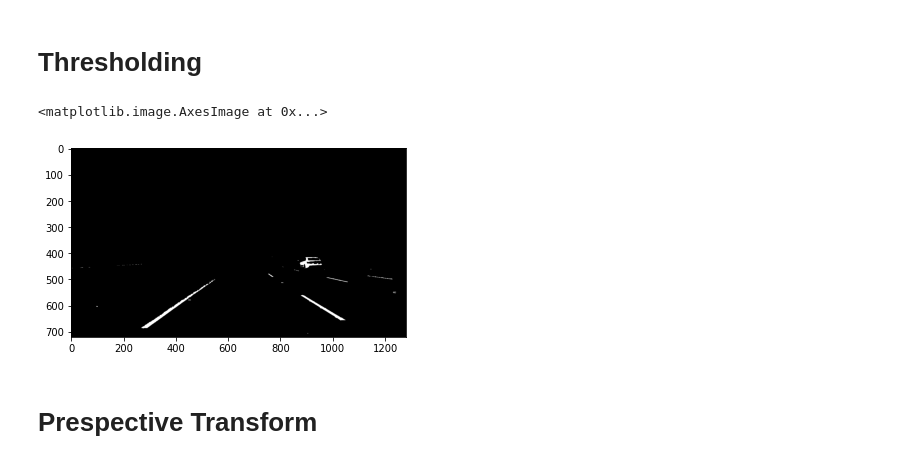
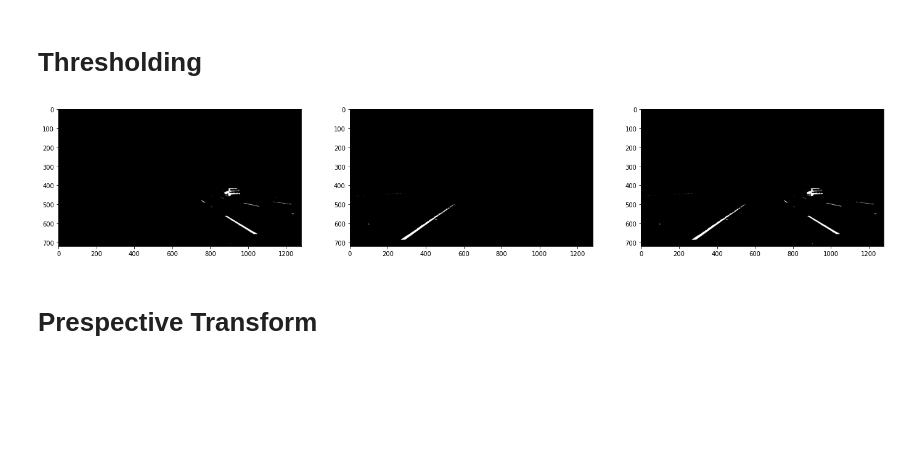
Before and after one commit to mohamedali1252/Lane-Detection, a Jupyter notebook: Project.ipynb, the cells around one changed output. Drawn from its saved outputs; the diff is of its cells as text; code cells hidden in the pictures; blank space fills up the shorter version.

```diff
--- a/Project.ipynb
+++ b/Project.ipynb
@@ -33,26 +25,17 @@ def threshold_abs(img, lo, hi):
-# %%
-def get_lanes(img):
-    hls = cv2.cvtColor(img, cv2.COLOR_RGB2HLS)
-    hsv = cv2.cvtColor(img, cv2.COLOR_RGB2HSV)
-    h_channel = hls[:, :, 0]
-    l_channel = hls[:, :, 1]
-    s_channel = hls[:, :, 2]
-    v_channel = hsv[:, :, 2]
-    right_lane = threshold_rel(l_channel, 0.8, 1)
-    right_lane[:, :750] = 0
-    right_lane[:350, :] = 0
-
-    left_lane = threshold_abs(h_channel, 20, 30)
-    left_lane &= threshold_rel(v_channel, 0.7, 1.0)
-    left_lane[:, 550:] = 0
-    left_lane[:350, :] = 0
-    img3 = left_lane | right_lane
-    return img3, right_lane, left_lane
 # %%
-img2, img5, img6 = get_lanes(img)
-plt.imshow(img2,cmap='gray')
+img4, img2, img3 = get_lanes(img)
+
+def plot(img2, img3, img4):
+    f = plt.figure(figsize=(24, 9))
+    ax1 = f.add_subplot(1, 3, 1)
+    ax1.imshow(img2, cmap = 'gray')
+    ax2 = f.add_subplot(1, 3, 2)
+    ax2.imshow(img3, cmap='gray')
+    ax3 = f.add_subplot(1, 3, 3)
+    ax3.imshow(img4, cmap='gray')
+
+plot(img2, img3, img4)
 # %% [output]
-<matplotlib.image.AxesImage at 0x...>
-[figure, old version]
+[figure, new version]
 # %% [markdown]
 # Prespective Transform
```
Also changed, not shown: parts of 18 cells of this notebook, 6 other files.
